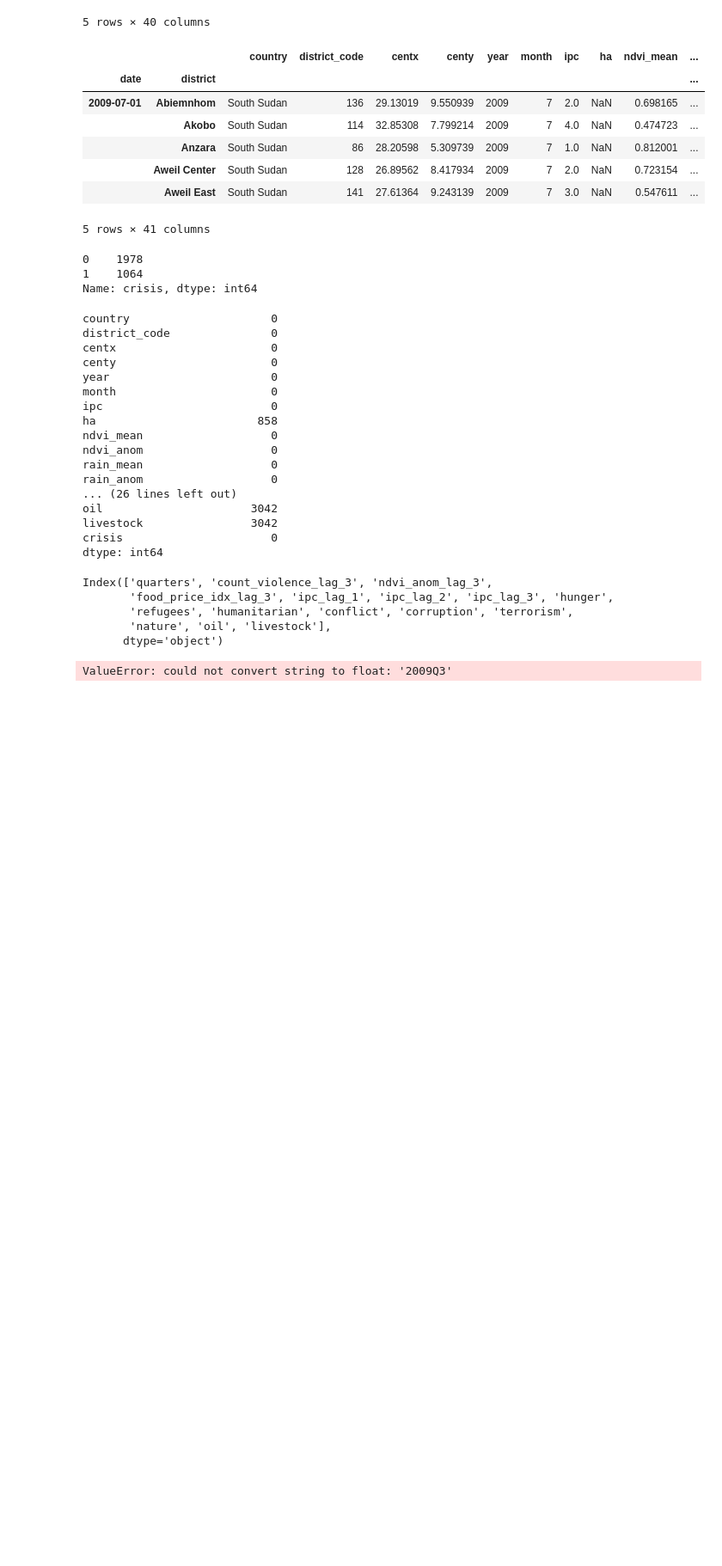
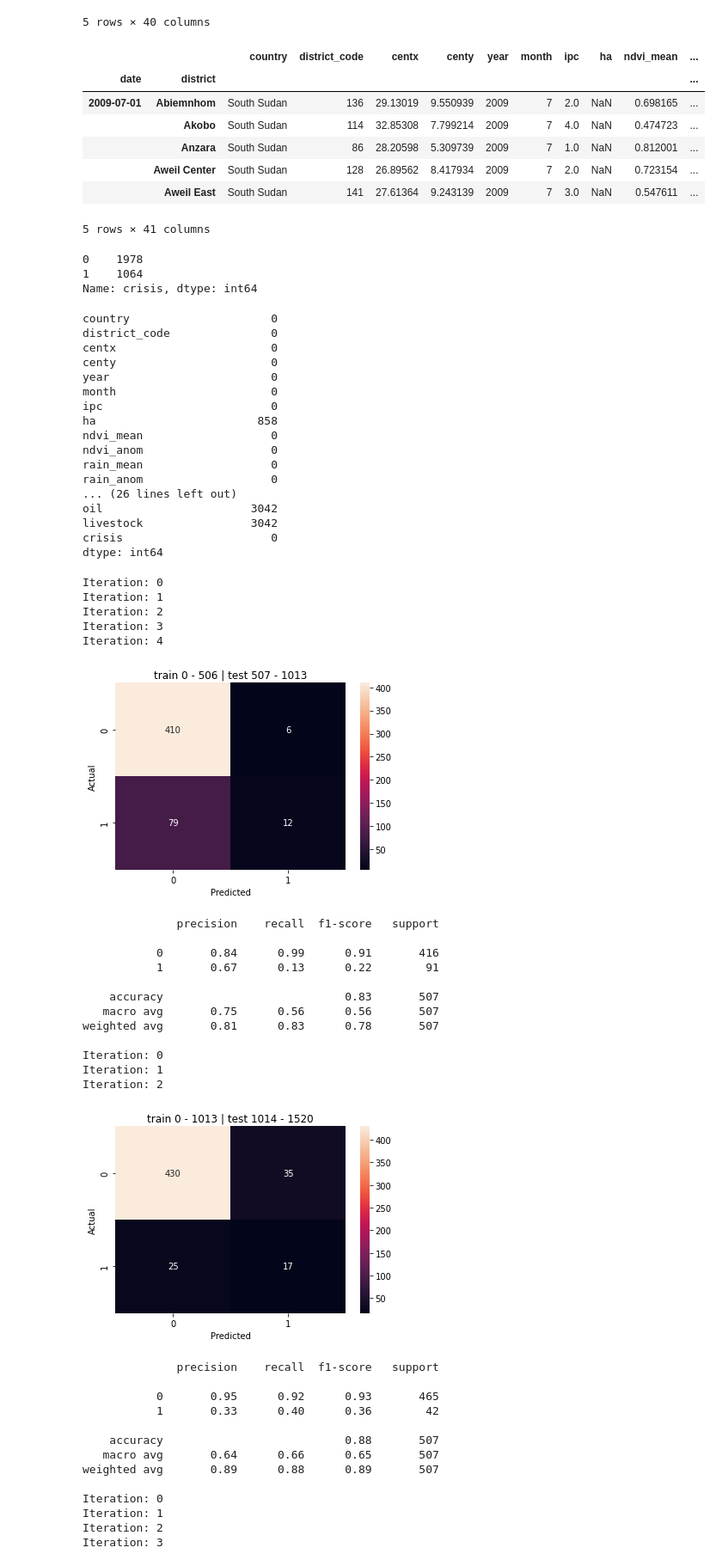
Before and after one commit to jdobladez/JBG060-group9, a Jupyter notebook: RandomForestClassifier.ipynb, the cells around one changed output. Shown at 86% size. Saved outputs shown, nothing was run; the diff lists cells and outputs as text; code cells hidden in the pictures; blank space fills up the shorter version.

```diff
--- a/RandomForestClassifier.ipynb
+++ b/RandomForestClassifier.ipynb
@@ -236,6 +236,8 @@ from missingpy import MissForest
 from sklearn.metrics import accuracy_score, classification_report
 from sklearn.preprocessing import LabelEncoder
 import warnings
+from sklearn.metrics import log_loss
+
 
 # Specifying the warnings to be ignored
 warnings.filterwarnings(
@@ -253,7 +255,6 @@ df_copy = df.copy() # Make a copy of the original df
 df_copy.ffill(inplace=True) # Data imputation using forward fill
 
 X = df_copy.iloc[:, -16:-1] # Define explanatory variables
-print(X.columns)
 X = sm.add_constant(X) # Add constant column of 1s for intercept
 y = df_copy[["crisis"]] # Define target data
 
@@ -261,6 +262,9 @@ cv = TimeSeriesSplit(n_splits=5) # Define TimeSeriesSplit with 5 splits
 
 # Initinalize empty lists to score scores
 accuracy_values = list()
+binary_cross_entropy_loss = list()
+train_scores = list()
+valid_scores = list()
 
 for train_index, val_index in cv.split(X): # Loop over the different training-test splits
 
@@ -282,36 +286,78 @@ for train_index, val_index in cv.split(X): # Loop over the different training-te
     X_train_imputed = imputer.fit_transform(X_train.values)
     X_test_imputed = imputer.fit_transform(X_test.values)
 
     # Train the RandomForestClassifier
     # number of trees is 100, and  42 is just to initialize random number to make random choices during training
     rf_classifier = RandomForestClassifier(n_estimators=100, random_state=42)
     results = rf_classifier.fit(X=X_train_imputed, y=np.ravel(y_train))
 
     rf_classifier.feature_names_in_ = list(X.columns)
 
     # Predict on the test data
+    # Predict and calculate accuracy
+    y_train_pred = rf_classifier.predict(X_train_imputed)
     y_pred = rf_classifier.predict(X_test_imputed)
 
     accuracy = accuracy_score(y_val, y_pred)
     accuracy_values.append(accuracy)
+
+    pred_probabilities = rf_classifier.predict_proba(X_test_imputed)
+    binary_cross_entropy_loss.append(log_loss(y_val, pred_probabilities))
+
+    pred_probabilities = rf_classifier.predict_proba(X_test_imputed)
+    binary_cross_entropy_loss.append(log_loss(y_val, pred_probabilities))
+
+    train_scores.append(accuracy_score(y_train, y_train_pred))
+    valid_scores.append(accuracy_score(y_val, y_pred))
 
     plt.title('train %s - %s | test %s - %s' % (train_index[0], train_index[-1], val_index[0], val_index[-1]))
     plot_ConfusionMatrix(prediction = y_pred, true = y_val['crisis'], binary=True) # Plot confusion matrix
 
     print (classification_report(y_val,y_pred))
 
+plt.plot(binary_cross_entropy_loss)
+plt.legend(['Binary Cross Entropy Validation'])
+plt.xlabel('Iteration')
+plt.ylabel('Value')
+plt.show()
 
 print(f"Mean Accuracy: {np.mean(accuracy_values):.6f}") # Print MAE
 print(accuracy_values)
 
 # Why it predicts different values each time?
 # In the early years of the data, only ipc 1 and 2 prevail with ipc 3 occurs the least. Thus in the first two iterations it only predicts
 # 1 and 2. Then we see more ipc 3 for which it begins to predict in the 3rd iteration. The same can be said about ipc 4. In the final
 # iteration, it focuses on only predicting ipc 2 and 3 which the model thinks it predicts best.
 # %% [output]
-Index(['quarters', 'count_violence_lag_3', 'ndvi_anom_lag_3',
-       'food_price_idx_lag_3', 'ipc_lag_1', 'ipc_lag_2', 'ipc_lag_3', 'hunger',
-       'refugees', 'humanitarian', 'conflict', 'corruption', 'terrorism',
-       'nature', 'oil', 'livestock'],
-      dtype='object')
+Iteration: 0
+Iteration: 1
+Iteration: 2
+Iteration: 3
+Iteration: 4
+[figure, added]
-ValueError: could not convert string to float: '2009Q3'
+              precision    recall  f1-score   support
+
+           0       0.84      0.99      0.91       416
+           1       0.67      0.13      0.22        91
+
+    accuracy                           0.83       507
+   macro avg       0.75      0.56      0.56       507
+weighted avg       0.81      0.83      0.78       507
+
+Iteration: 0
+Iteration: 1
+Iteration: 2
+[figure, added]
+              precision    recall  f1-score   support
+
+           0       0.95      0.92      0.93       465
+           1       0.33      0.40      0.36        42
+
+    accuracy                           0.88       507
+   macro avg       0.64      0.66      0.65       507
+weighted avg       0.89      0.88      0.89       507
+
+Iteration: 0
+Iteration: 1
+Iteration: 2
+Iteration: 3
```
Also changed, not shown: parts of 10 cells of this notebook.
